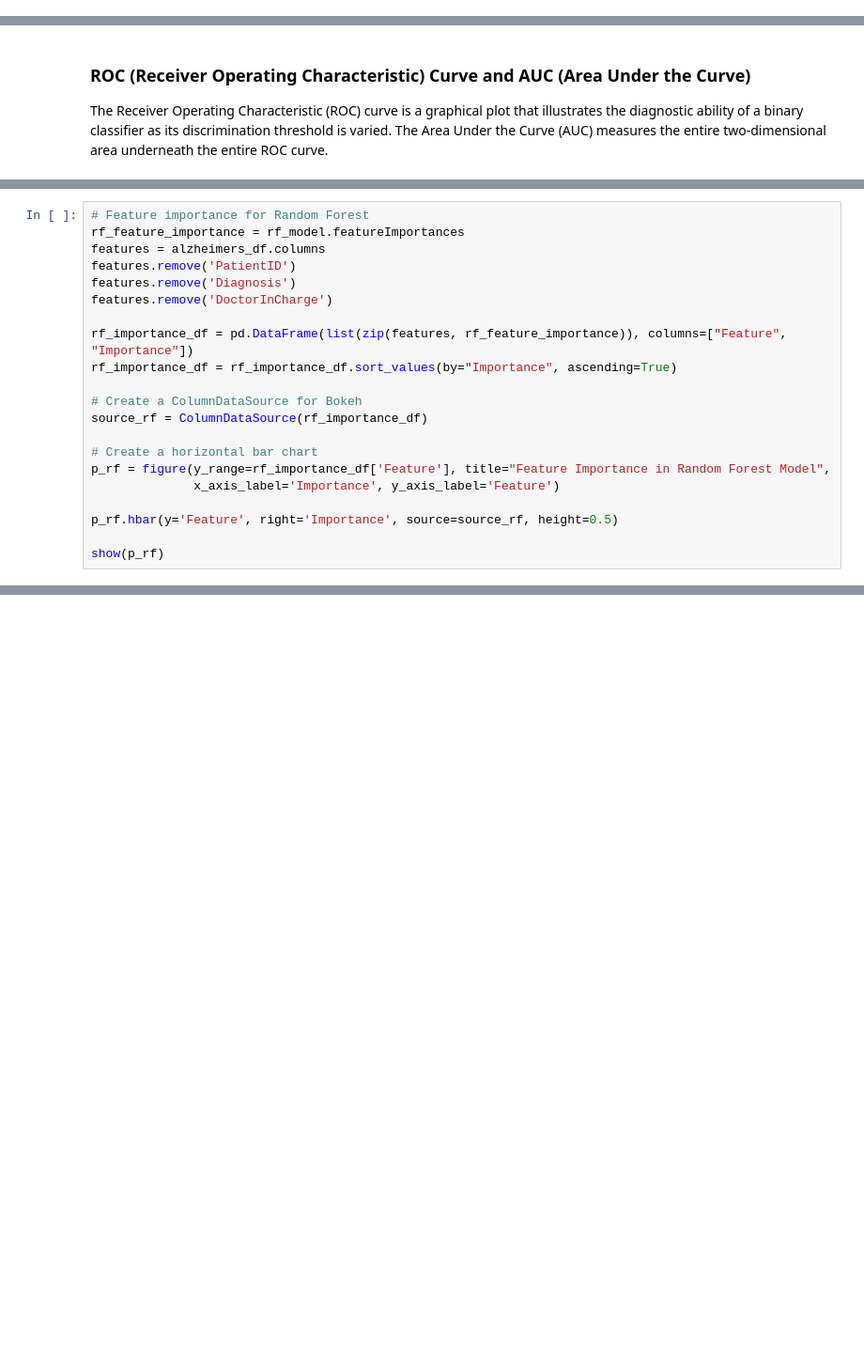
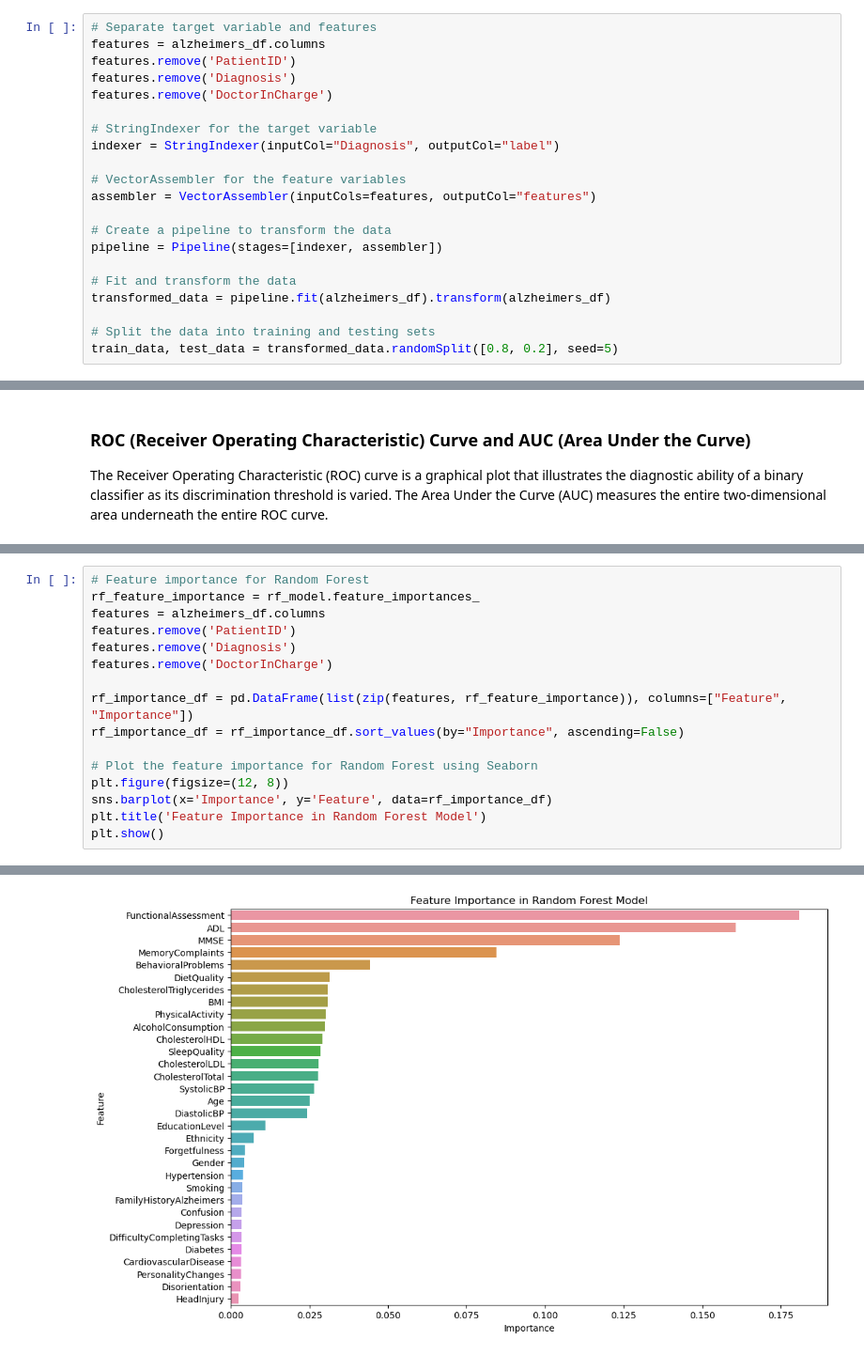
Before and after one commit to tarsian/Project-4-Alzheimers, a Jupyter notebook: Alzheimer's Disease.ipynb, the cells around one changed output, grey strips where cells are left out. Shown at 94% size. Drawn from its saved outputs; the diff is of its cells as text; blank space fills up the shorter version.

```diff
--- a/Alzheimer's Disease.ipynb
+++ b/Alzheimer's Disease.ipynb
@@ -118,0 +69,21 @@ Random Forest Classification Report:
+# %%
+# Separate target variable and features
+features = alzheimers_df.columns
+features.remove('PatientID')
+features.remove('Diagnosis')
+features.remove('DoctorInCharge')
+
+# StringIndexer for the target variable
+indexer = StringIndexer(inputCol="Diagnosis", outputCol="label")
+
+# VectorAssembler for the feature variables
+assembler = VectorAssembler(inputCols=features, outputCol="features")
+
+# Create a pipeline to transform the data
+pipeline = Pipeline(stages=[indexer, assembler])
+
+# Fit and transform the data
+transformed_data = pipeline.fit(alzheimers_df).transform(alzheimers_df)
+
+# Split the data into training and testing sets
+train_data, test_data = transformed_data.randomSplit([0.8, 0.2], seed=5)
@@ -174,22 +215,17 @@ Decision Tree AUC: 0.9341522096998861
 # %%
 # Feature importance for Random Forest
-rf_feature_importance = rf_model.featureImportances
+rf_feature_importance = rf_model.feature_importances_
 features = alzheimers_df.columns
 features.remove('PatientID')
 features.remove('Diagnosis')
 features.remove('DoctorInCharge')
 
 rf_importance_df = pd.DataFrame(list(zip(features, rf_feature_importance)), columns=["Feature", "Importance"])
-rf_importance_df = rf_importance_df.sort_values(by="Importance", ascending=True)
+rf_importance_df = rf_importance_df.sort_values(by="Importance", ascending=False)
 
-# Create a ColumnDataSource for Bokeh
-source_rf = ColumnDataSource(rf_importance_df)
-
-# Create a horizontal bar chart
-p_rf = figure(y_range=rf_importance_df['Feature'], title="Feature Importance in Random Forest Model",
-              x_axis_label='Importance', y_axis_label='Feature')
-
-p_rf.hbar(y='Feature', right='Importance', source=source_rf, height=0.5)
-
-show(p_rf)
+# Plot the feature importance for Random Forest using Seaborn
+plt.figure(figsize=(12, 8))
+sns.barplot(x='Importance', y='Feature', data=rf_importance_df)
+plt.title('Feature Importance in Random Forest Model')
+plt.show()
 # %% [output]
@@ -198,2 +232,3 @@ show(p_rf)
+[figure, added]
 # %%
 # Feature importance for Decision Tree
```
Also changed, not shown: parts of 11 cells of this notebook.
